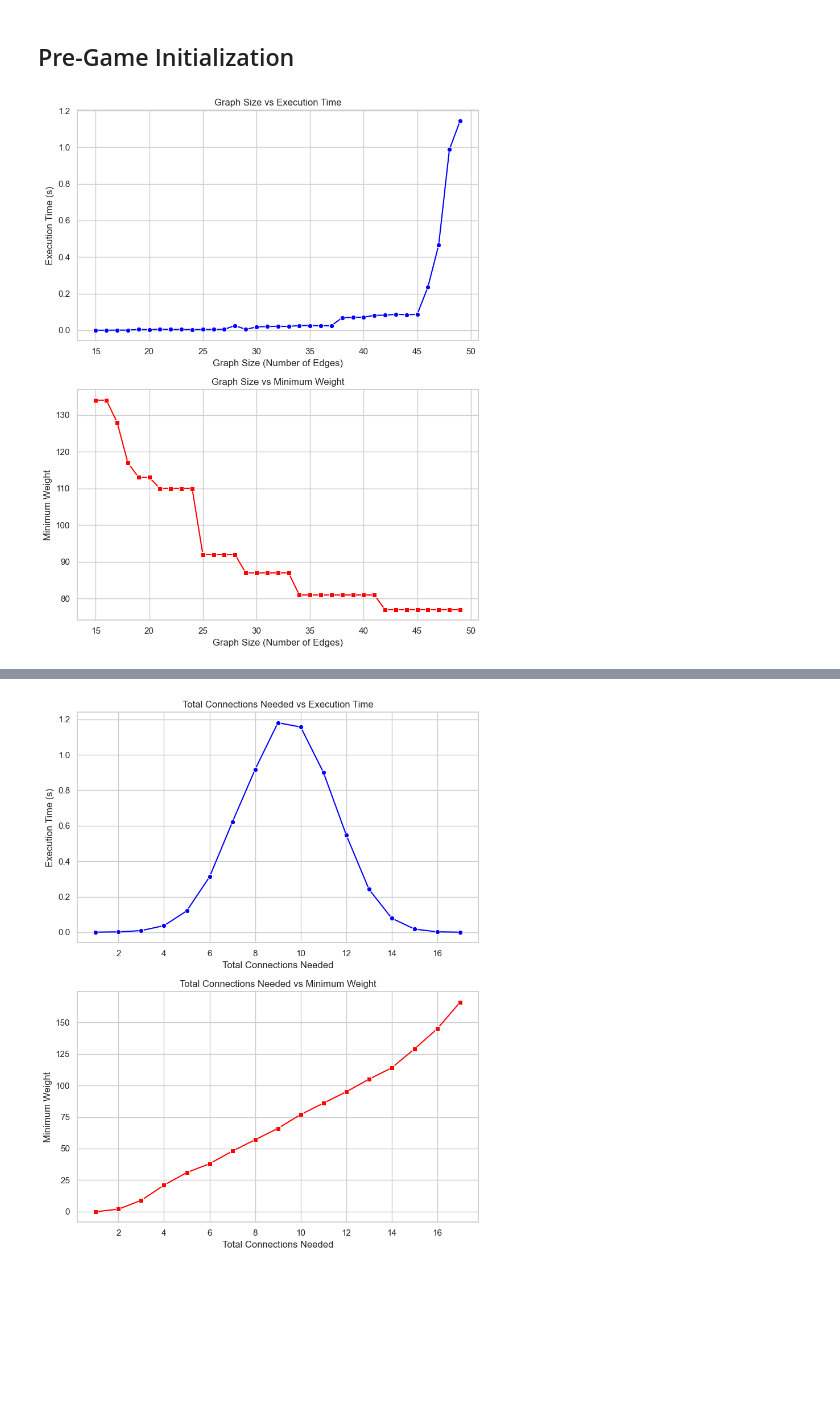
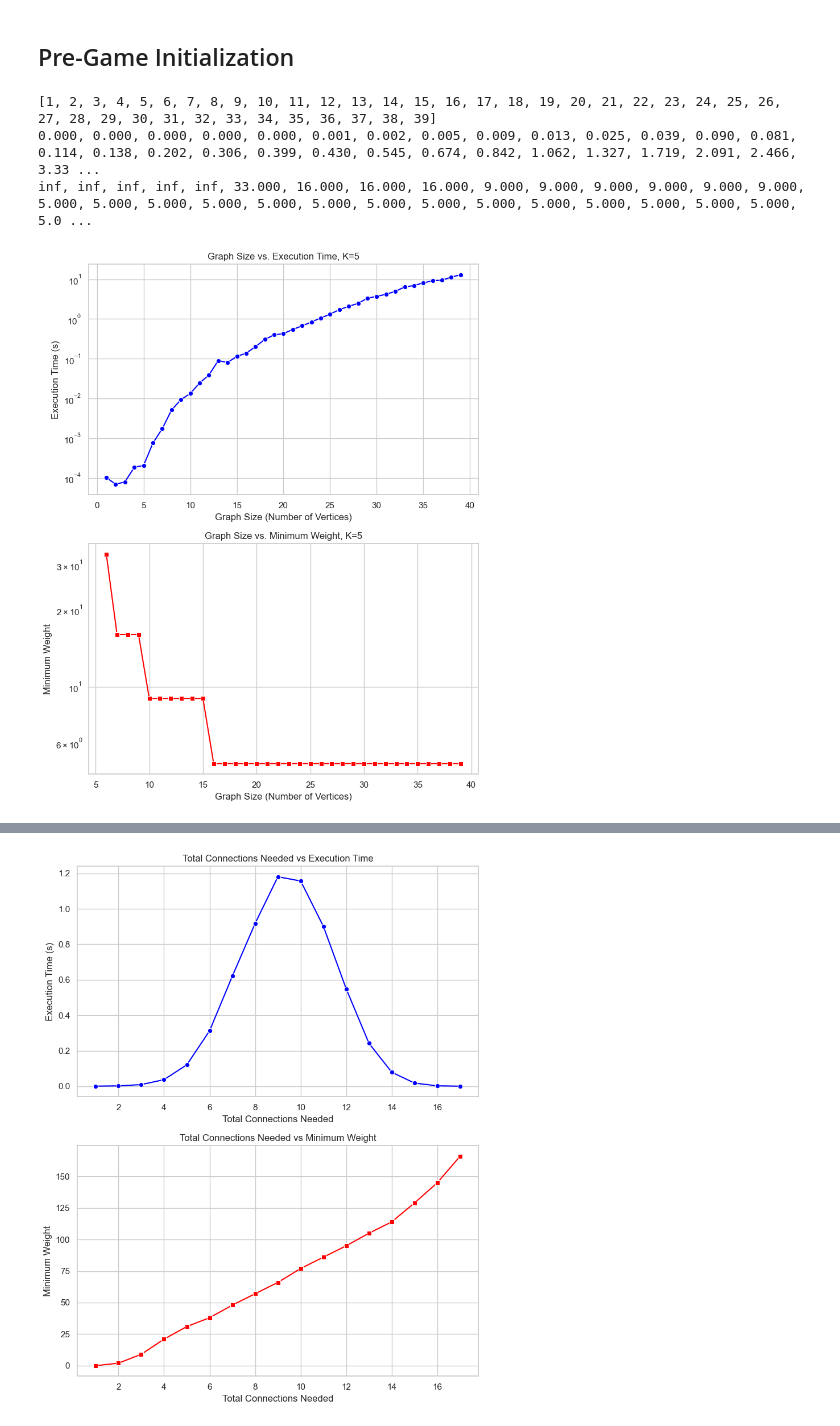
Before and after one commit to Cubified/power_grid, a Jupyter notebook: 00_algorithm_experiments.ipynb, the cells around one changed output, grey strips where cells are left out. Saved outputs shown, nothing was run; the diff lists cells and outputs as text; code cells hidden in the pictures; blank space fills up the shorter version.

```diff
--- a/00_algorithm_experiments.ipynb
+++ b/00_algorithm_experiments.ipynb
@@ -361,27 +378,54 @@ num_con_res = num_con_exp()
 # %%
 import matplotlib.pyplot as plt
 import seaborn as sns
+import random
+from tqdm import tqdm
 
-sizes = [x[0] for x in num_con_res]
-times = [x[1] for x in num_con_res]
-min_weights = [x[2] for x in num_con_res]
+#sizes = [x[0] for x in num_con_res]
+#times = [x[1] for x in num_con_res]
+#min_weights = [x[2] for x in num_con_res]
+
+G = nx.gnp_random_graph(50, 0.3)
+for u, v in G.edges():
+    G.edges[u, v]['weight'] = random.randint(1, 20)
+nodes = list(G.nodes())
+
+sizes = []
+times = []
+min_weights = []
+for i in tqdm(range(1, 40)):
+    start = time.time()
+    Gp, min_weight = phase0_solve_kmst(G.subgraph(nodes[:i]), 5)
+    end = time.time()
+    sizes.append(i)
+    times.append(end - start)
+    min_weights.append(min_weight)
+
+print(sizes)
+print(', '.join([ f'{x:.3f}' for x in times ]))
+print(', '.join([ f'{x:.3f}' for x in min_weights ]))
 
 sns.set(style="whitegrid")
 fig, axes = plt.subplots(2, 1, figsize=(8, 10))  # Two rows, one column
+axes[0].set(yscale="log")
+axes[1].set(yscale="log")
 
 # Execution Time
 sns.lineplot(x=sizes, y=times, marker='o', color='blue', ax=axes[0])
-axes[0].set_title("Graph Size vs Execution Time")
-axes[0].set_xlabel("Graph Size (Number of Edges)")
+axes[0].set_title("Graph Size vs. Execution Time, K=5")
+axes[0].set_xlabel("Graph Size (Number of Vertices)")
 axes[0].set_ylabel("Execution Time (s)")
 
 #  Minimum Weight
 sns.lineplot(x=sizes, y=min_weights, marker='s', color='red', ax=axes[1])
-axes[1].set_title("Graph Size vs Minimum Weight")
-axes[1].set_xlabel("Graph Size (Number of Edges)")
+axes[1].set_title("Graph Size vs. Minimum Weight, K=5")
+axes[1].set_xlabel("Graph Size (Number of Vertices)")
 axes[1].set_ylabel("Minimum Weight")
 
 plt.tight_layout()
 plt.show()
 # %% [output]
+[1, 2, 3, 4, 5, 6, 7, 8, 9, 10, 11, 12, 13, 14, 15, 16, 17, 18, 19, 20, 21, 22, 23, 24, 25, 26, 27, 28, 29, 30, 31, 32, 33, 34, 35, 36, 37, 38, 39]
+0.000, 0.000, 0.000, 0.000, 0.000, 0.001, 0.002, 0.005, 0.009, 0.013, 0.025, 0.039, 0.090, 0.081, 0.114, 0.138, 0.202, 0.306, 0.399, 0.430, 0.545, 0.674, 0.842, 1.062, 1.327, 1.719, 2.091, 2.466, 3.33 ...
+inf, inf, inf, inf, inf, 33.000, 16.000, 16.000, 16.000, 9.000, 9.000, 9.000, 9.000, 9.000, 9.000, 5.000, 5.000, 5.000, 5.000, 5.000, 5.000, 5.000, 5.000, 5.000, 5.000, 5.000, 5.000, 5.000, 5.000, 5.0 ...
-[figure, old version]
+[figure, new version]
```
Also changed, not shown: parts of 18 cells of this notebook.
